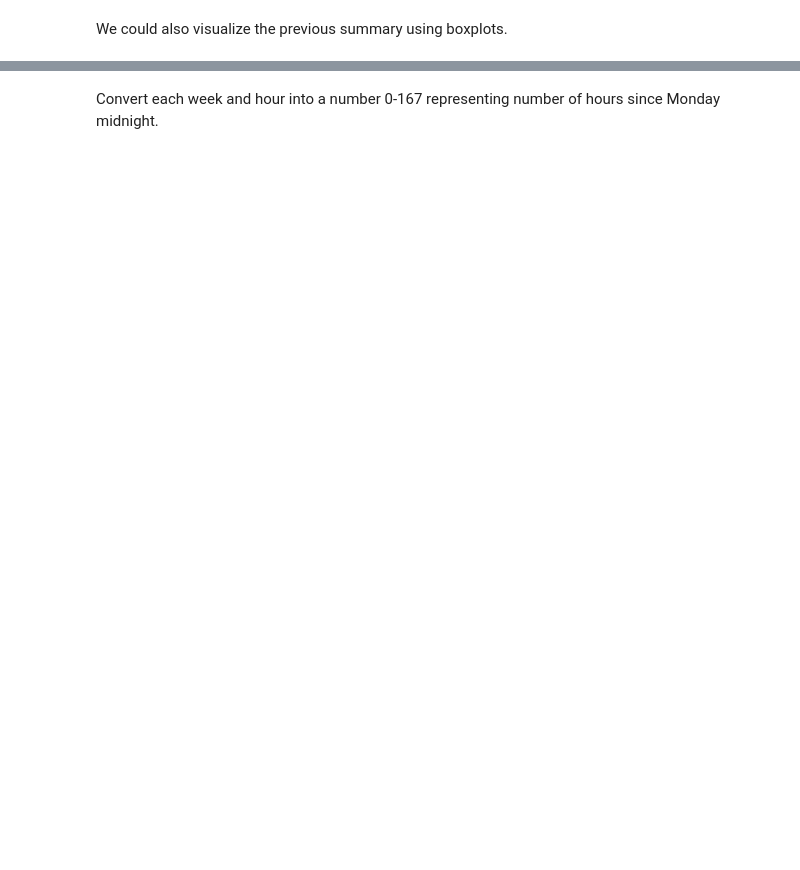
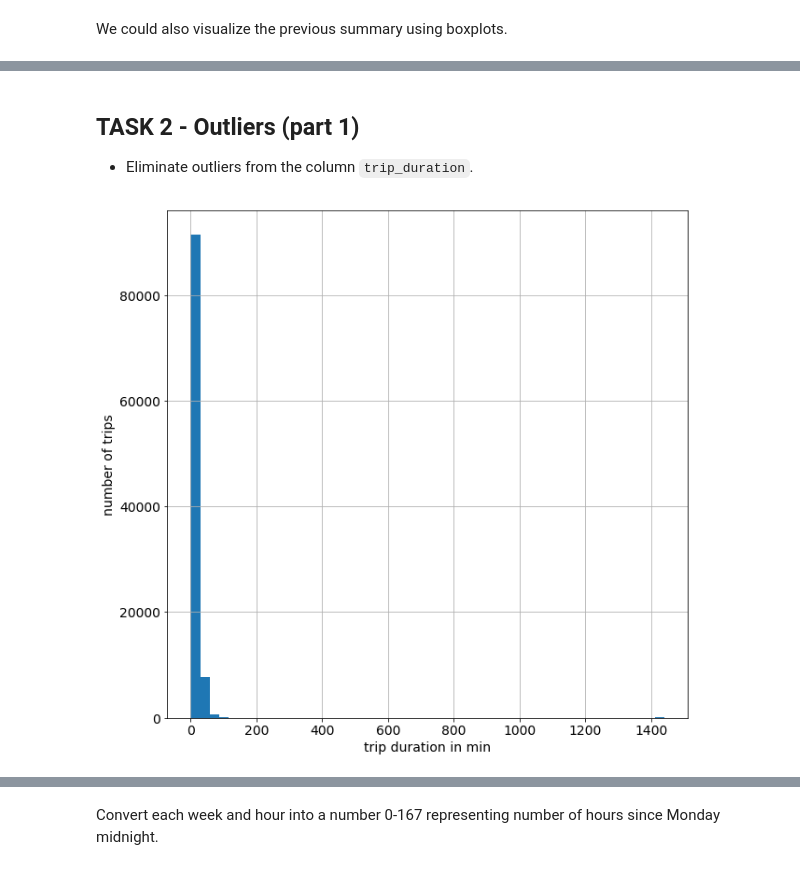
Before and after one commit to hobil/notebooks, a Jupyter notebook: NYC/NYC Trips-AMLD.ipynb, the cells around one changed output, grey strips where cells are left out. Drawn from its saved outputs; the diff is of its cells as text; code cells hidden in the pictures; blank space fills up the shorter version.

```diff
--- a/NYC/NYC Trips-AMLD.ipynb
+++ b/NYC/NYC Trips-AMLD.ipynb
@@ -298,0 +129,12 @@ df['hour'] = df['pickup_datetime'].dt.hour
+# %% [markdown]
+## TASK 2 - Outliers (part 1)
+- Eliminate outliers from the column `trip_duration`.
+# %%
+fig = plt.figure()
+ax = fig.gca()
+ax.hist(df['trip_duration_minutes'], bins=50)
+ax.set_xlabel('trip duration in min')
+ax.set_ylabel('number of trips')
+ax.grid()
+# %% [output]
+[figure, added]
```
Also changed, not shown: parts of 84 cells of this notebook, 1 other file.
